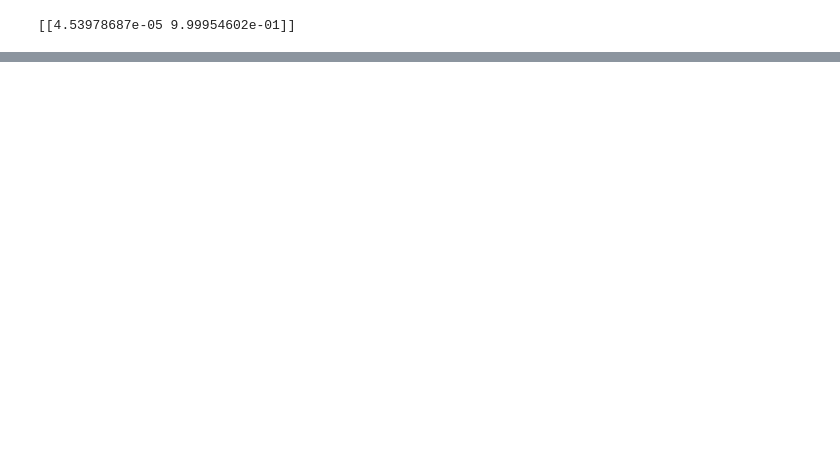
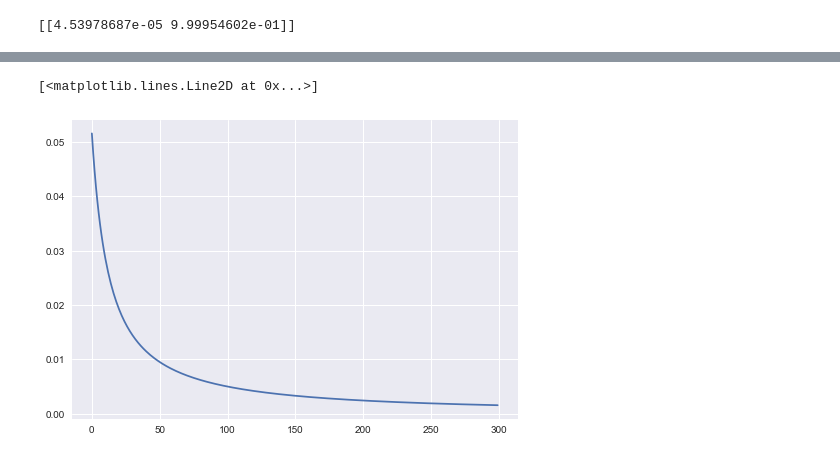
Before and after one commit to prateek27/deep-neural-network, a Jupyter notebook: MLP_Tutorial.ipynb, the cells around one changed output, grey strips where cells are left out. Saved outputs shown, nothing was run; the diff lists cells and outputs as text; code cells hidden in the pictures; blank space fills up the shorter version.

```diff
--- a/MLP_Tutorial.ipynb
+++ b/MLP_Tutorial.ipynb
@@ -129,0 +286,10 @@ class NeuralNetwork:
+# %%
+X = np.array([[0,0],
+              [0,1],
+              [1,0],
+              [1,1]
+             ])
+
+Y = np.array([0,1,1,0])
+# %%
+losses = train(X,Y,model,300,0.1)
@@ -129,0 +314,5 @@ class NeuralNetwork:
+# %%
+plt.plot(losses)
+# %% [output]
+[<matplotlib.lines.Line2D at 0x...>]
+[figure, added]
```
Also changed, not shown: parts of 26 cells of this notebook, 23 other files.
